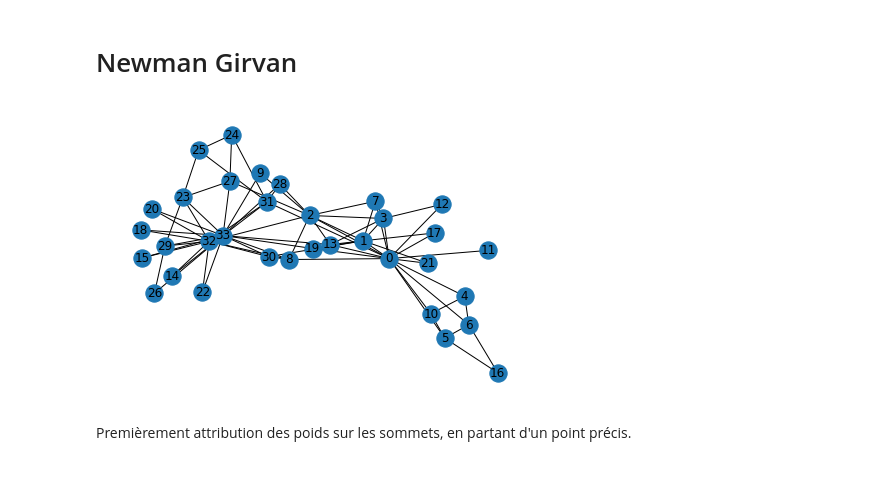
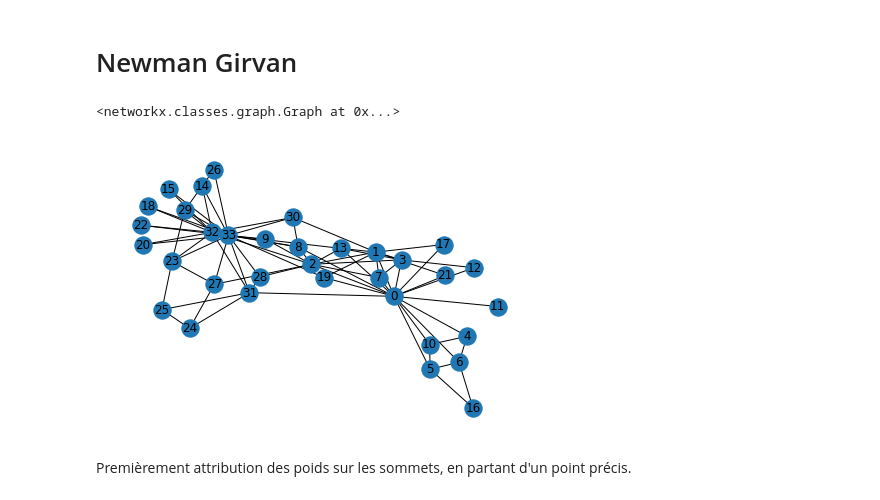
Before and after one commit to FlavLbr/Reseau_Newman_Girvan, a Jupyter notebook: newman_durvan.ipynb, the cells around one changed output. Saved outputs shown, nothing was run; the diff lists cells and outputs as text; code cells hidden in the pictures.

Commit message:
Verification graphe aléatoire ok?

```diff
--- a/newman_durvan.ipynb
+++ b/newman_durvan.ipynb
@@ -7,8 +8,10 @@ import operator
 # %%
 G = nx.karate_club_graph()
 nx.draw(G,with_labels=True)
+G
 # %% [output]
+<networkx.classes.graph.Graph at 0x...>
-[figure, old version]
+[figure, new version]
 # %% [markdown]
 Premièrement attribution des poids sur les sommets, en partant d'un point précis.
 # %%
```
Also changed, not shown: parts of 6 cells of this notebook.
